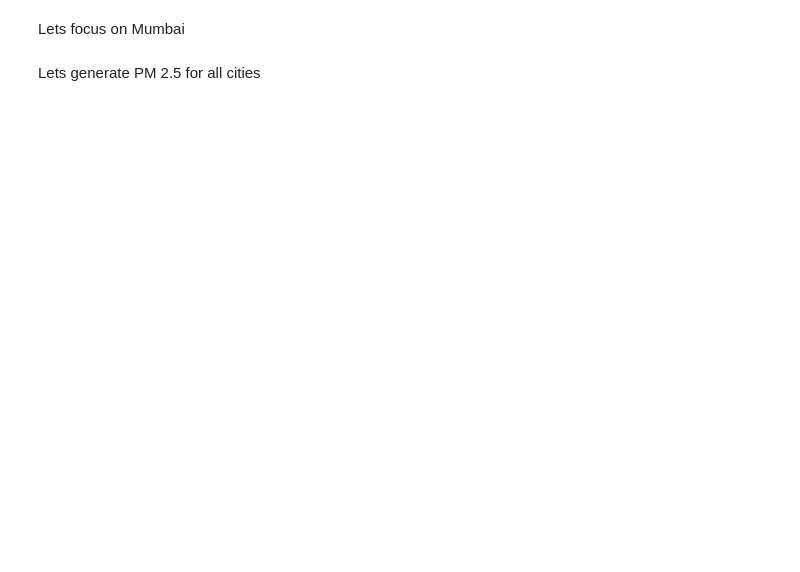
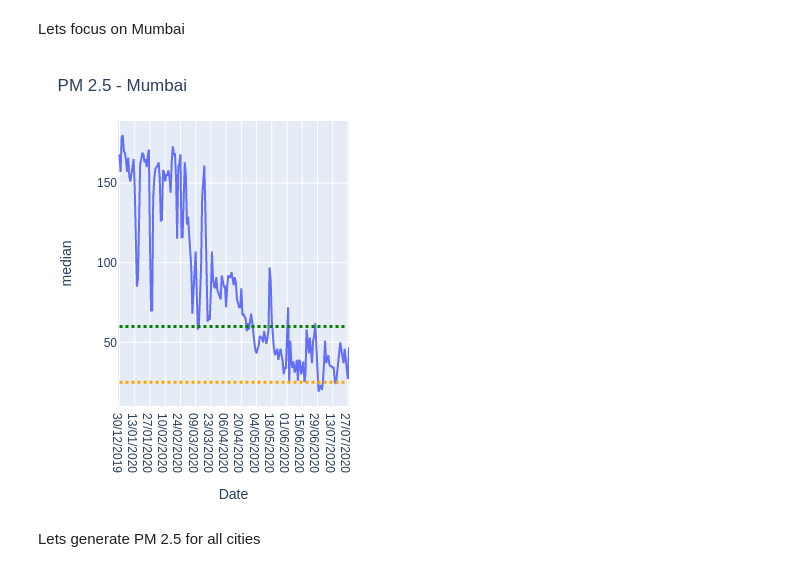
Before and after one commit to algoasylum/ExploringTheUnseen, a Jupyter notebook: code/Simpe line plots.ipynb, the cells around one changed output. Drawn from its saved outputs; the diff is of its cells as text; code cells hidden in the pictures; blank space fills up the shorter version.

```diff
--- a/code/Simpe line plots.ipynb
+++ b/code/Simpe line plots.ipynb
@@ -100,28 +108,31 @@ Lets focus on Mumbai
 # %%
 dfc=df1[df1['City'].isin(['Mumbai'])]
 fig=px.line(dfc,x='Date',y='median',color='City')
 fig.add_shape(type="line",
             x0='30/12/2019',
             y0=25,
             x1='25/07/2020',
             y1=25,
             line=dict(
                 color="orange",
                 width=3,
                 dash="dot",
             ))
 fig.add_shape(type="line",
             x0='30/12/2019',
             y0=60,
             x1='25/07/2020',
             y1=60,
             line=dict(
                 color="green",
                 width=3,
                 dash="dot",
             ))
-fig.update_layout(title="PM 2.5 - Mumbai")
+fig.update_layout(title="PM 2.5 - Mumbai",showlegend=False)
 fig.show()
+fig.write_image('pm2.5_mumbai.png')
+# %% [output]
+[figure, added]
 # %% [markdown]
 Lets generate PM 2.5 for all cities
 # %%
```
Also changed, not shown: parts of 6 cells of this notebook, 7 other files.
